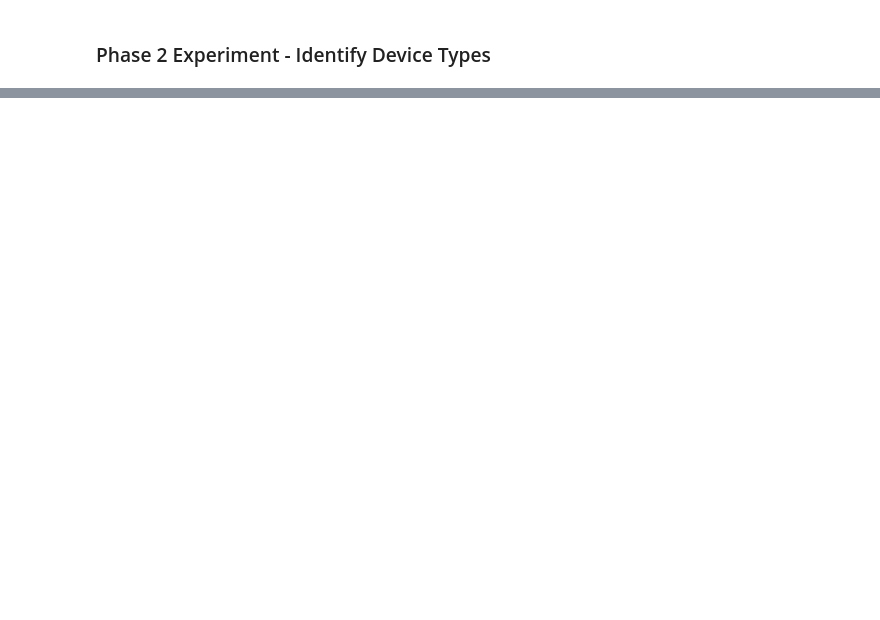
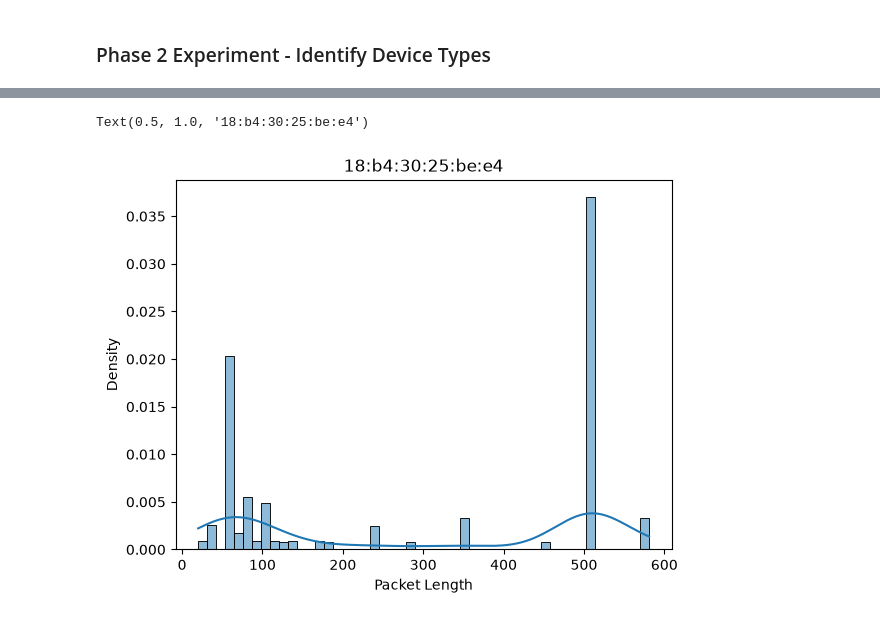
Before and after one commit to dtuan2604/NetSysResearch, a Jupyter notebook: experiment/working/experiment/first-experiment.ipynb, the cells around one changed output, grey strips where cells are left out. Saved outputs shown, nothing was run; the diff lists cells and outputs as text; code cells hidden in the pictures; blank space fills up the shorter version.

```diff
--- a/experiment/working/experiment/first-experiment.ipynb
+++ b/experiment/working/experiment/first-experiment.ipynb
@@ -301,0 +437,23 @@ second_experiment_results
+# %%
+def extract_raw_data(file_paths: Iterable[str]) -> pd.DataFrame:
+    columns = ["frame.time_epoch", "frame.len", "eth.src", "eth.dst"]
+    all_features = []
+
+    for file_path in file_paths:
+        file_name = os.path.basename(file_path)
+        df = pd.read_csv(
+            file_path,
+            usecols=columns,
+            dtype={
+                "frame.time_epoch": "float64",
+                "frame.len": "int32",
+                "eth.src": "category",
+                "eth.dst": "category",
+            },
+        )
+        df["dataset"] = file_name
+        all_features.append(df)
+
+    return pd.concat(all_features, ignore_index=True)
+# %%
+all_raw_data = extract_raw_data(csv_files_1)
@@ -301,0 +605,21 @@ second_experiment_results
+# %%
+
+device = "18:b4:30:25:be:e4"
+
+packets = all_raw_data.loc[
+    all_raw_data["eth.src"] == device,
+    "frame.len"
+]
+
+sns.histplot(
+    packets,
+    bins=50,
+    stat="density",
+    kde=True
+)
+
+plt.xlabel("Packet Length")
+plt.title(device)
+# %% [output]
+Text(0.5, 1.0, '18:b4:30:25:be:e4')
+[figure, added]
```
Also changed, not shown: parts of 38 cells of this notebook, 8 other files.
